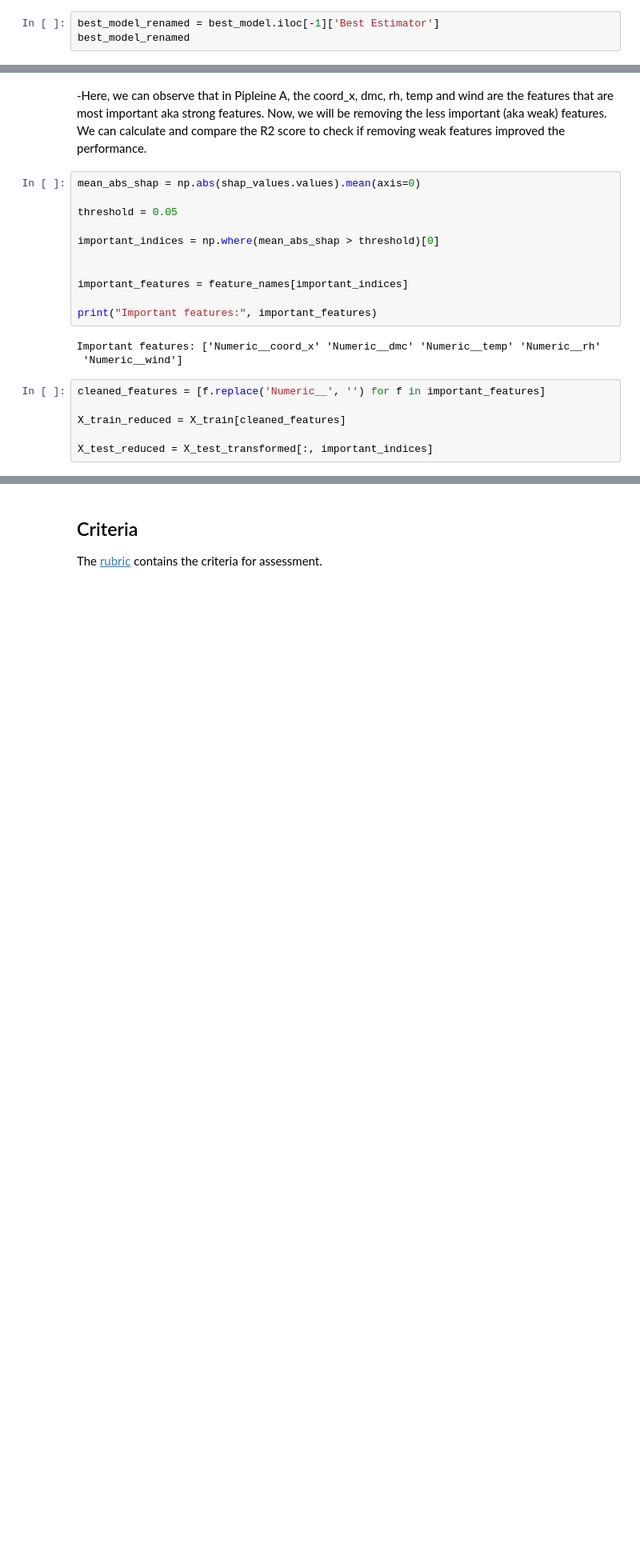
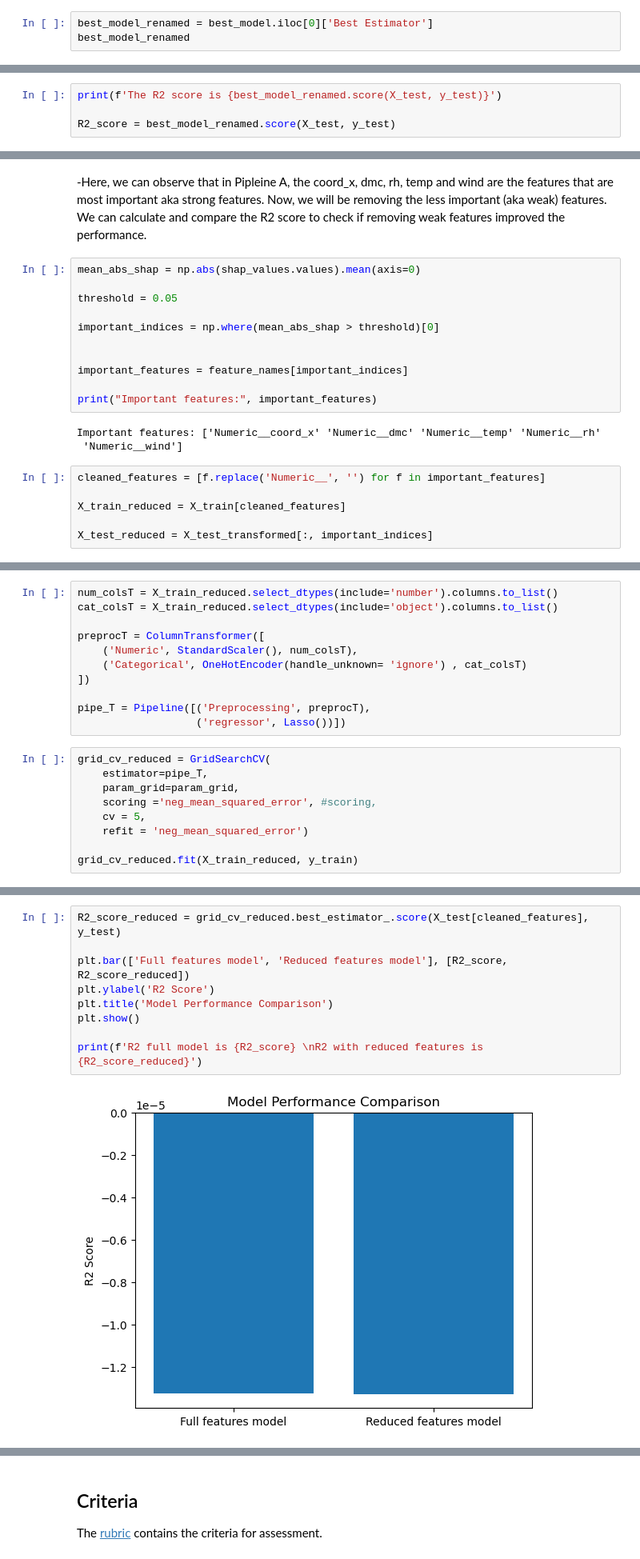
Before and after one commit to hyder1041/production, a Jupyter notebook: 02_activities/assignments/assignment_2.ipynb, the cells around one changed output, grey strips where cells are left out. Shown at 80% size. Drawn from its saved outputs; the diff is of its cells as text; blank space fills up the shorter version.

```diff
--- a/02_activities/assignments/assignment_2.ipynb
+++ b/02_activities/assignments/assignment_2.ipynb
@@ -429,5 +432,5 @@ with open(filename, 'wb') as file:
 # %%
-best_model_renamed = best_model.iloc[-1]['Best Estimator']
+best_model_renamed = best_model.iloc[0]['Best Estimator']
 best_model_renamed
 # %% [output]
 Pipeline(steps=[('Preprocessing',
@@ -439,3 +442,7 @@ Pipeline(steps=[('Preprocessing',
                                                   OneHotEncoder(handle_unknown='ignore'),
                                                   ['month', 'day'])])),
                 ('regressor', Lasso())])
+# %%
+print(f'The R2 score is {best_model_renamed.score(X_test, y_test)}')
+
+R2_score = best_model_renamed.score(X_test, y_test)
@@ -504,0 +512,20 @@ X_test_reduced = X_test_transformed[:, important_indices]
+# %%
+num_colsT = X_train_reduced.select_dtypes(include='number').columns.to_list()
+cat_colsT = X_train_reduced.select_dtypes(include='object').columns.to_list()
+
+preprocT = ColumnTransformer([
+    ('Numeric', StandardScaler(), num_colsT),
+    ('Categorical', OneHotEncoder(handle_unknown= 'ignore') , cat_colsT)
+])
+
+pipe_T = Pipeline([('Preprocessing', preprocT),
+                   ('regressor', Lasso())])
+# %%
+grid_cv_reduced = GridSearchCV(
+    estimator=pipe_T,
+    param_grid=param_grid,
+    scoring ='neg_mean_squared_error', #scoring,
+    cv = 5,
+    refit = 'neg_mean_squared_error')
+
+grid_cv_reduced.fit(X_train_reduced, y_train)
@@ -504,0 +548,11 @@ X_test_reduced = X_test_transformed[:, important_indices]
+# %%
+R2_score_reduced = grid_cv_reduced.best_estimator_.score(X_test[cleaned_features], y_test)
+
+plt.bar(['Full features model', 'Reduced features model'], [R2_score, R2_score_reduced])
+plt.ylabel('R2 Score')
+plt.title('Model Performance Comparison')
+plt.show()
+
+print(f'R2 full model is {R2_score} \nR2 with reduced features is {R2_score_reduced}')
+# %% [output]
+[figure, added]
```
Also changed, not shown: parts of 13 cells of this notebook.
